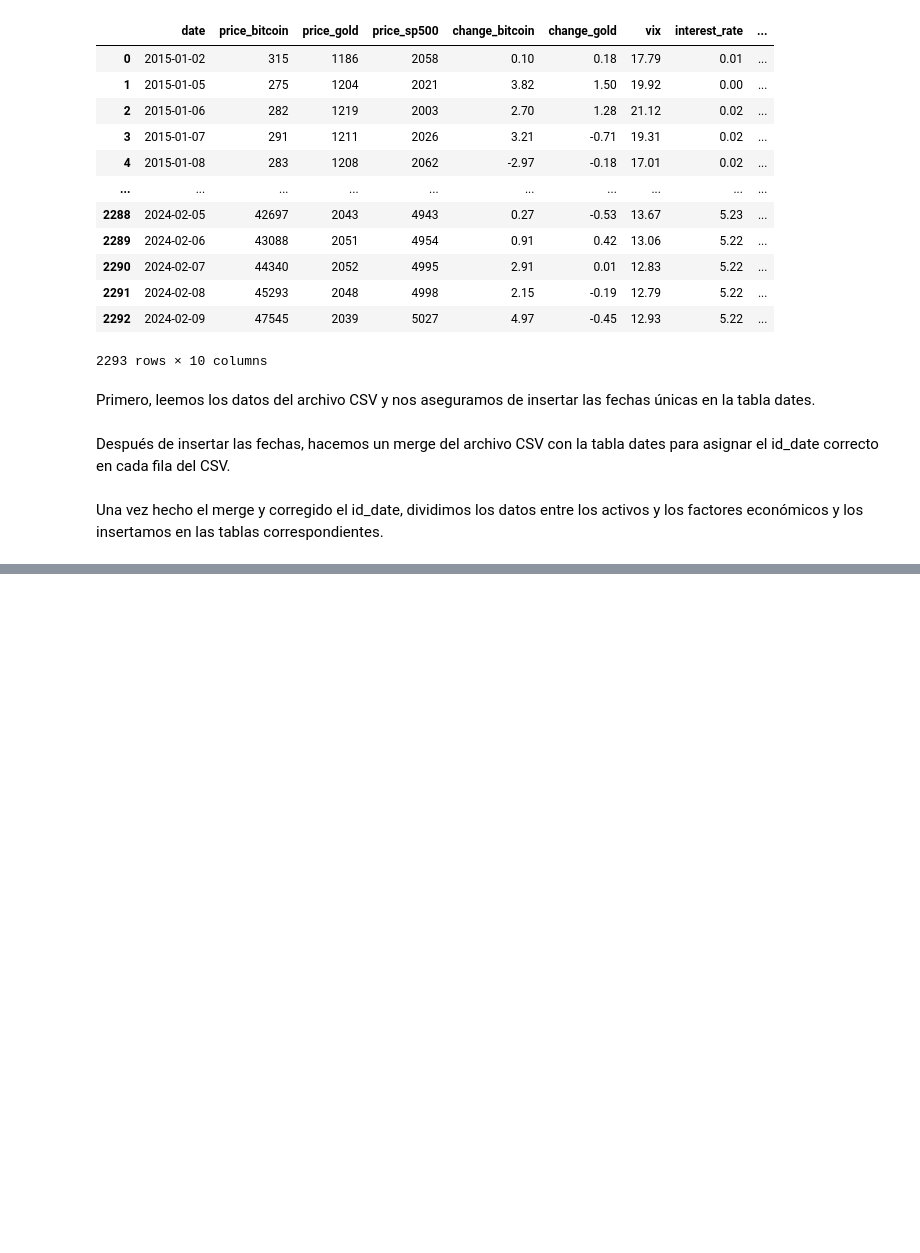
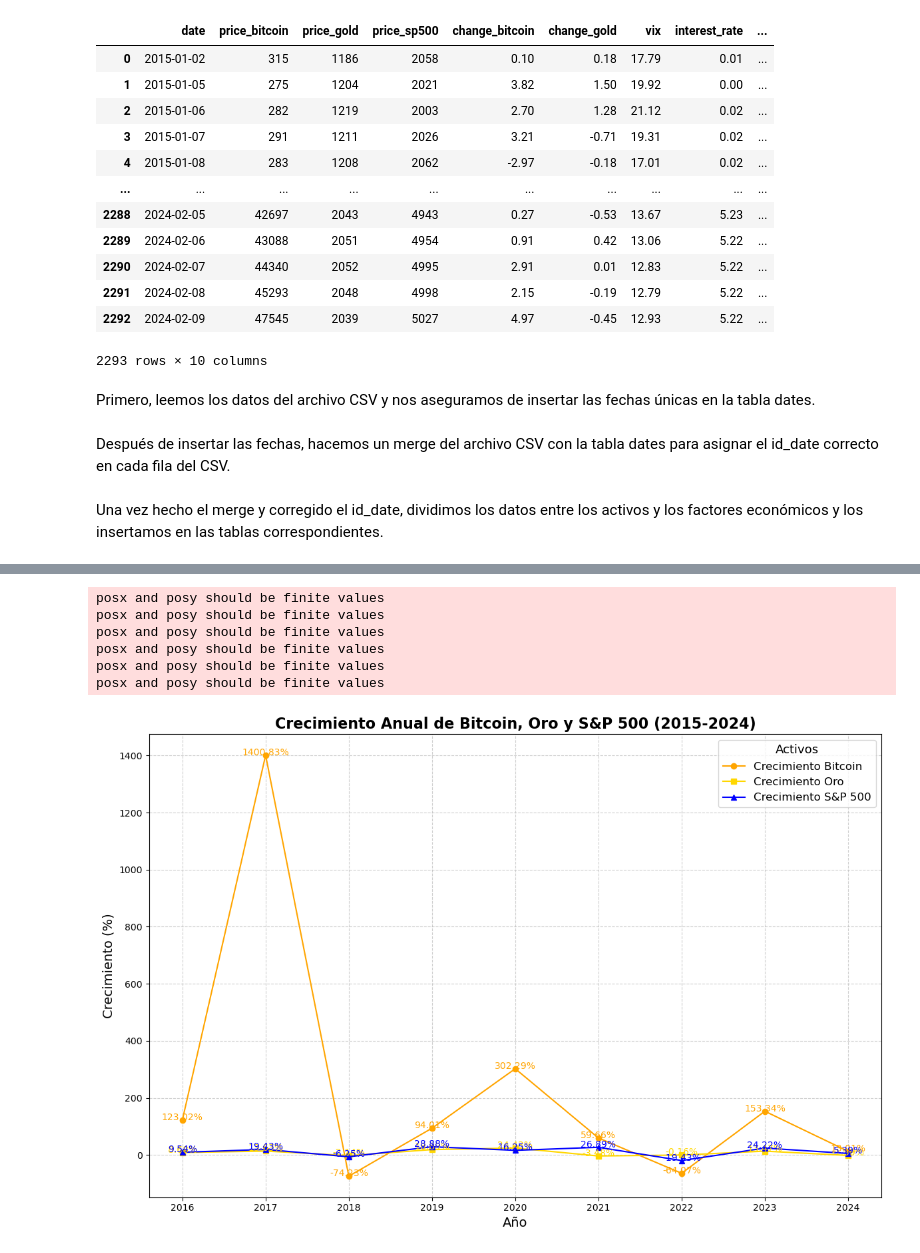
Before and after one commit to adrianlardies/from-data-to-insight, a Jupyter notebook: main.ipynb, the cells around one changed output, grey strips where cells are left out. Drawn from its saved outputs; the diff is of its cells as text; code cells hidden in the pictures; blank space fills up the shorter version.

```diff
--- a/main.ipynb
+++ b/main.ipynb
@@ -65,0 +71,8 @@ economic_factors_df.to_sql('economic_factors', con=engine, if_exists='append', i
+# %%
+# Obtener la contraseña de forma segura
+password = getpass.getpass("Introduce la contraseña de MySQL: ")
+
+# Configuración de la base de datos y la conexión
+bd = "financial_analysis"  # Nombre de tu base de datos
+connection_string = 'mysql+pymysql://root:' + password + '@localhost/' + bd
+engine = create_engine(connection_string)
@@ -65,0 +114,37 @@ economic_factors_df.to_sql('economic_factors', con=engine, if_exists='append', i
+# %%
+# Mejorado para consulta 1: Crecimiento anual de Bitcoin, Oro y S&P 500
+plt.figure(figsize=(12, 8))
+
+# Gráfico de líneas para cada activo
+plt.plot(df1['year'], df1['bitcoin_growth'], label='Crecimiento Bitcoin', marker='o', linestyle='-', color='orange')
+plt.plot(df1['year'], df1['gold_growth'], label='Crecimiento Oro', marker='s', linestyle='-', color='gold')
+plt.plot(df1['year'], df1['sp500_growth'], label='Crecimiento S&P 500', marker='^', linestyle='-', color='blue')
+
+# Títulos y etiquetas
+plt.title('Crecimiento Anual de Bitcoin, Oro y S&P 500 (2015-2024)', fontsize=16, fontweight='bold')
+plt.xlabel('Año', fontsize=14)
+plt.ylabel('Crecimiento (%)', fontsize=14)
+
+# Leyenda
+plt.legend(title='Activos', title_fontsize='13', fontsize='12')
+
+# Añadir etiquetas de datos
+for i in range(len(df1)):
+    plt.text(df1['year'][i], df1['bitcoin_growth'][i], f"{df1['bitcoin_growth'][i]:.2f}%", fontsize=10, ha='center', color='orange')
+    plt.text(df1['year'][i], df1['gold_growth'][i], f"{df1['gold_growth'][i]:.2f}%", fontsize=10, ha='center', color='gold')
+    plt.text(df1['year'][i], df1['sp500_growth'][i], f"{df1['sp500_growth'][i]:.2f}%", fontsize=10, ha='center', color='blue')
+
+# Estilo de cuadrícula
+plt.grid(True, linestyle='--', alpha=0.6)
+
+# Mostrar gráfico
+plt.tight_layout()
+plt.show()
+# %% [output]
+posx and posy should be finite values
+posx and posy should be finite values
+posx and posy should be finite values
+posx and posy should be finite values
+posx and posy should be finite values
+posx and posy should be finite values
+[figure, added]
```
Also changed, not shown: parts of 13 cells of this notebook.
